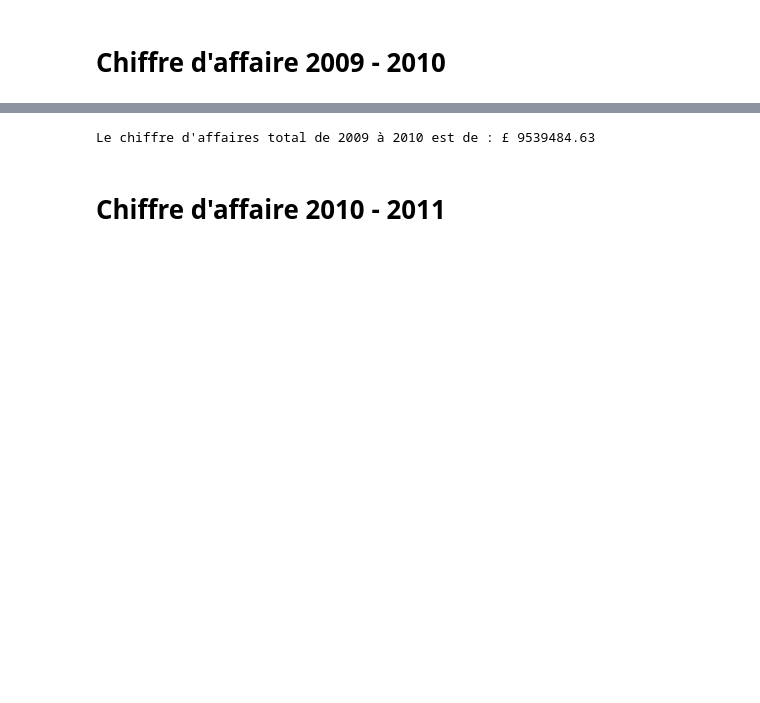
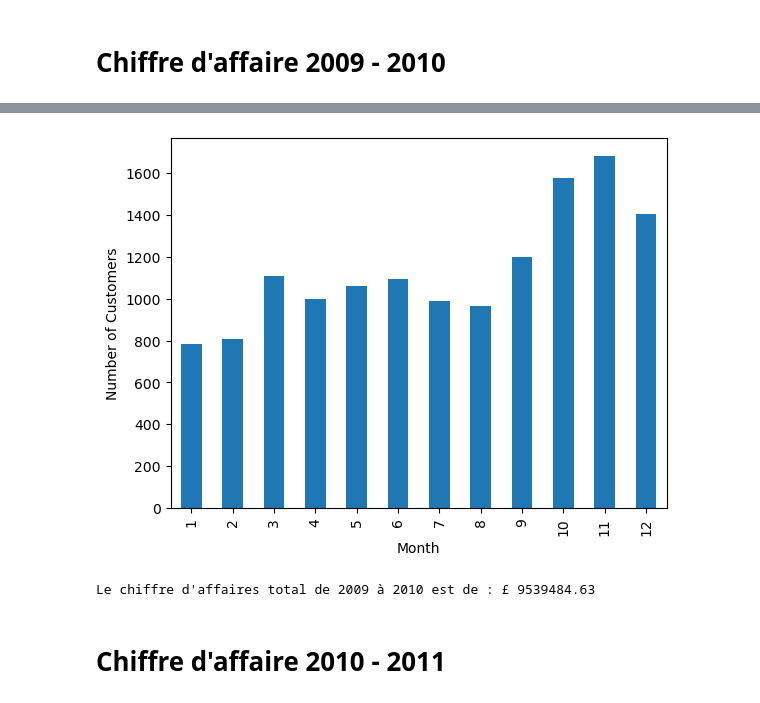
Before and after one commit to DonzerHD/Segmentation_Client, a Jupyter notebook: Notebooks/Partie_1_Segmentation_et_Visualisation/Analyse_CA.ipynb, the cells around one changed output, grey strips where cells are left out. Drawn from its saved outputs; the diff is of its cells as text; code cells hidden in the pictures; blank space fills up the shorter version.

```diff
--- a/Notebooks/Partie_1_Segmentation_et_Visualisation/Analyse_CA.ipynb
+++ b/Notebooks/Partie_1_Segmentation_et_Visualisation/Analyse_CA.ipynb
@@ -28,3 +61,20 @@ df_concat.head()
+# %%
+# Convert the "InvoiceDate" column to datetime
+df_2009_2010['InvoiceDate'] = pd.to_datetime(df_2009_2010['InvoiceDate'])
+
+# Extract the month from the "InvoiceDate" column
+df_2009_2010['Month'] = df_2009_2010['InvoiceDate'].dt.month
+
+# Group the data by month and calculate the number of unique customers
+customers_by_month = df_2009_2010.groupby('Month')['Customer ID'].nunique()
+
+# Create a bar plot to visualize the number of customers per month
+customers_by_month.plot(kind='bar', xlabel='Month', ylabel='Number of Customers')
+
+# Display the plot
+plt.show()
+# %% [output]
+[figure, added]
 # %%
 # Convert InvoiceDate to datetime format
 df_2009_2010['InvoiceDate'] = pd.to_datetime(df_2009_2010['InvoiceDate'])
```
Also changed, not shown: parts of 11 cells of this notebook, 1 other file.
